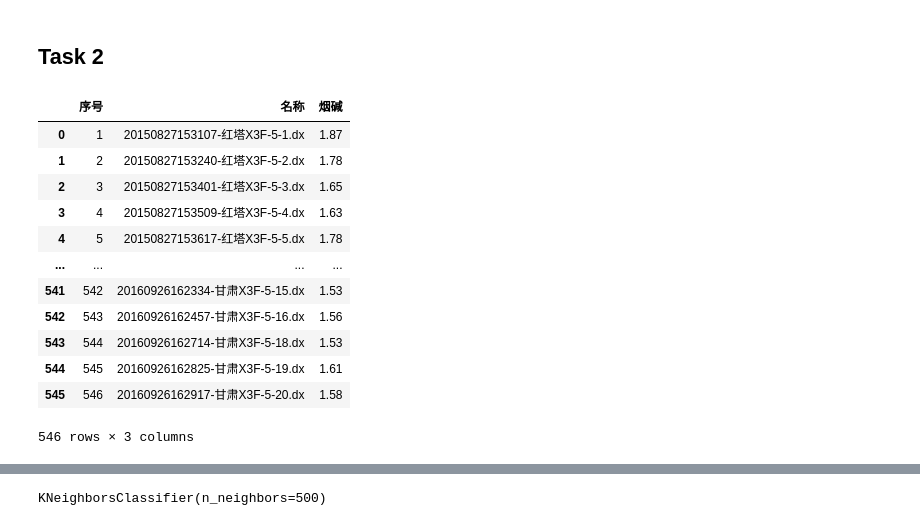
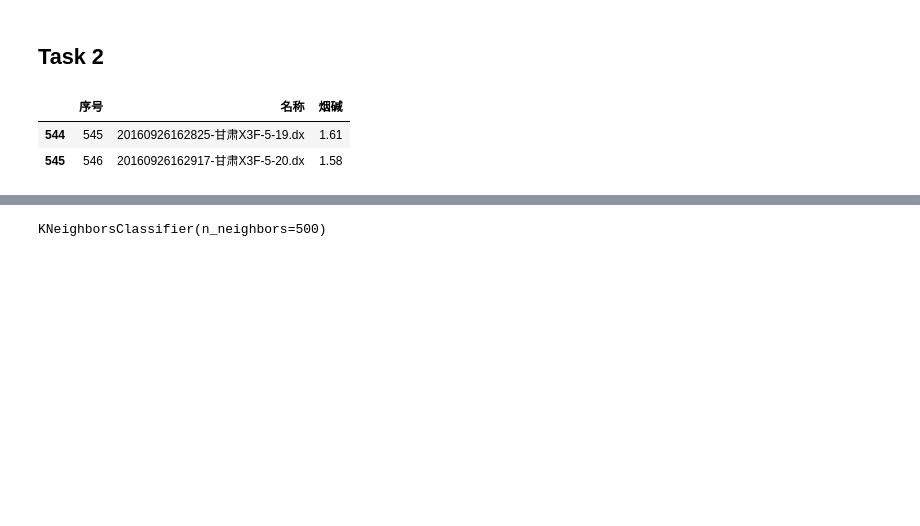
Before and after one commit to Chloejay/spectral_classifier, a Jupyter notebook: spectral_analysis.ipynb, the cells around one changed output, grey strips where cells are left out. Saved outputs shown, nothing was run; the diff lists cells and outputs as text; code cells hidden in the pictures; blank space fills up the shorter version.

```diff
--- a/spectral_analysis.ipynb
+++ b/spectral_analysis.ipynb
@@ -209,21 +240,11 @@ TEST_DIR_2= "验证光谱/"
 TEST_DIR_2= os.path.join(BASE_DIR_2, "验证光谱/")
 # %%
 chemical_data_2= pd.read_excel(chemical_excel_2)
-chemical_data_2
+chemical_data_2.tail(2)
 # %% [output]
 |  | 序号 | 名称 | 烟碱 |
-| 0 | 1 | 20150827153107-红塔X3F-5-1.dx | 1.87 |
-| 1 | 2 | 20150827153240-红塔X3F-5-2.dx | 1.78 |
-| 2 | 3 | 20150827153401-红塔X3F-5-3.dx | 1.65 |
-| 3 | 4 | 20150827153509-红塔X3F-5-4.dx | 1.63 |
-| 4 | 5 | 20150827153617-红塔X3F-5-5.dx | 1.78 |
-| ... | ... | ... | ... |
-| 541 | 542 | 20160926162334-甘肃X3F-5-15.dx | 1.53 |
-| 542 | 543 | 20160926162457-甘肃X3F-5-16.dx | 1.56 |
-| 543 | 544 | 20160926162714-甘肃X3F-5-18.dx | 1.53 |
 | 544 | 545 | 20160926162825-甘肃X3F-5-19.dx | 1.61 |
 | 545 | 546 | 20160926162917-甘肃X3F-5-20.dx | 1.58 |
-546 rows × 3 columns
 # %%
 chemical_data_2["sample_type"]= chemical_data_2["名称"].apply(lambda title: title.split(".")[0])
 # %%
```
Also changed, not shown: parts of 26 cells of this notebook, 8 other files.
